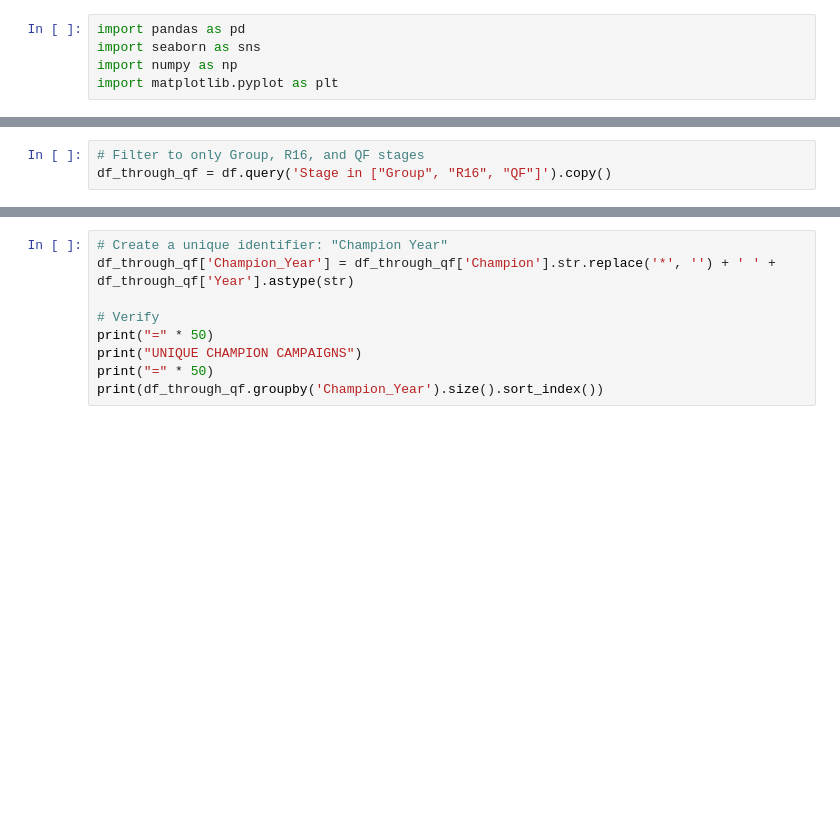
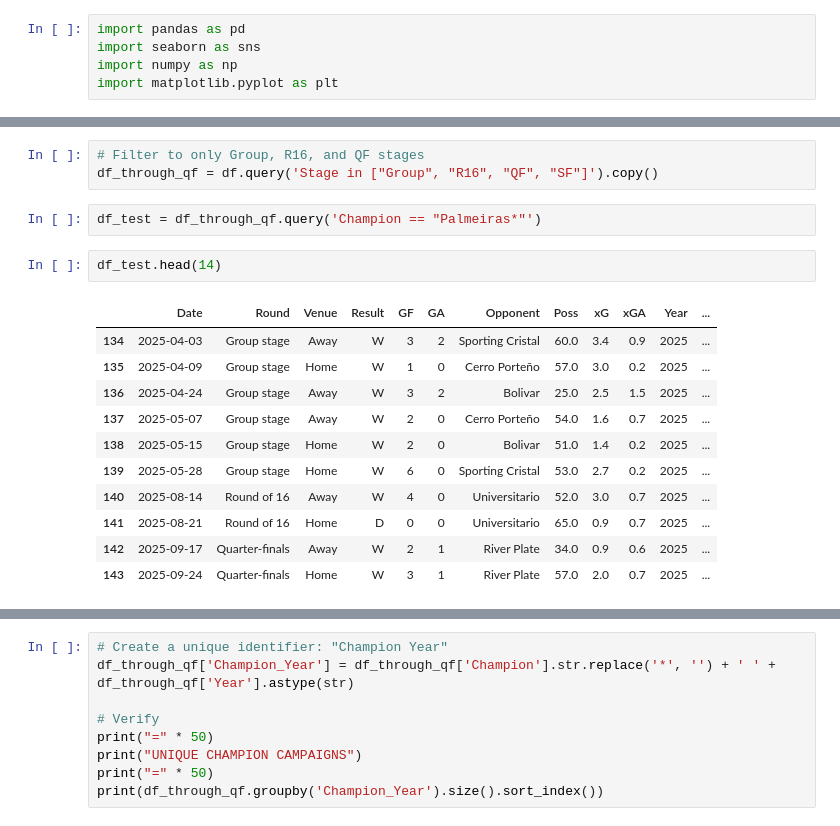
Before and after one commit to PedroDaim/Football_Analytics_Portfolio, a Jupyter notebook: Libertadores_Process_Dominance/notebooks/03_universal_era_analytics.ipynb, the cells around one changed output, grey strips where cells are left out. Drawn from its saved outputs; the diff is of its cells as text; blank space fills up the shorter version.

```diff
--- a/Libertadores_Process_Dominance/notebooks/03_universal_era_analytics.ipynb
+++ b/Libertadores_Process_Dominance/notebooks/03_universal_era_analytics.ipynb
@@ -40,7 +41,23 @@ df.head(15)
 | 14 | 2016-02-23 | Second stage | Away | W | 2 | 0 | ar Huracán | NaN | NaN | NaN | 2016 | ... |
 # %%
 # Filter to only Group, R16, and QF stages
-df_through_qf = df.query('Stage in ["Group", "R16", "QF"]').copy()
+df_through_qf = df.query('Stage in ["Group", "R16", "QF", "SF"]').copy()
+# %%
+df_test = df_through_qf.query('Champion == "Palmeiras*"')
+# %%
+df_test.head(14)
+# %% [output]
+|  | Date | Round | Venue | Result | GF | GA | Opponent | Poss | xG | xGA | Year | ... |
+| 134 | 2025-04-03 | Group stage | Away | W | 3 | 2 | Sporting Cristal | 60.0 | 3.4 | 0.9 | 2025 | ... |
+| 135 | 2025-04-09 | Group stage | Home | W | 1 | 0 | Cerro Porteño | 57.0 | 3.0 | 0.2 | 2025 | ... |
+| 136 | 2025-04-24 | Group stage | Away | W | 3 | 2 | Bolivar | 25.0 | 2.5 | 1.5 | 2025 | ... |
+| 137 | 2025-05-07 | Group stage | Away | W | 2 | 0 | Cerro Porteño | 54.0 | 1.6 | 0.7 | 2025 | ... |
+| 138 | 2025-05-15 | Group stage | Home | W | 2 | 0 | Bolivar | 51.0 | 1.4 | 0.2 | 2025 | ... |
+| 139 | 2025-05-28 | Group stage | Home | W | 6 | 0 | Sporting Cristal | 53.0 | 2.7 | 0.2 | 2025 | ... |
+| 140 | 2025-08-14 | Round of 16 | Away | W | 4 | 0 | Universitario | 52.0 | 3.0 | 0.7 | 2025 | ... |
+| 141 | 2025-08-21 | Round of 16 | Home | D | 0 | 0 | Universitario | 65.0 | 0.9 | 0.7 | 2025 | ... |
+| 142 | 2025-09-17 | Quarter-finals | Away | W | 2 | 1 | River Plate | 34.0 | 0.9 | 0.6 | 2025 | ... |
+| 143 | 2025-09-24 | Quarter-finals | Home | W | 3 | 1 | River Plate | 57.0 | 2.0 | 0.7 | 2025 | ... |
 # %%
 # Verify the filter worked
 print("=" * 50)
```
Also changed, not shown: parts of 7 cells of this notebook.
